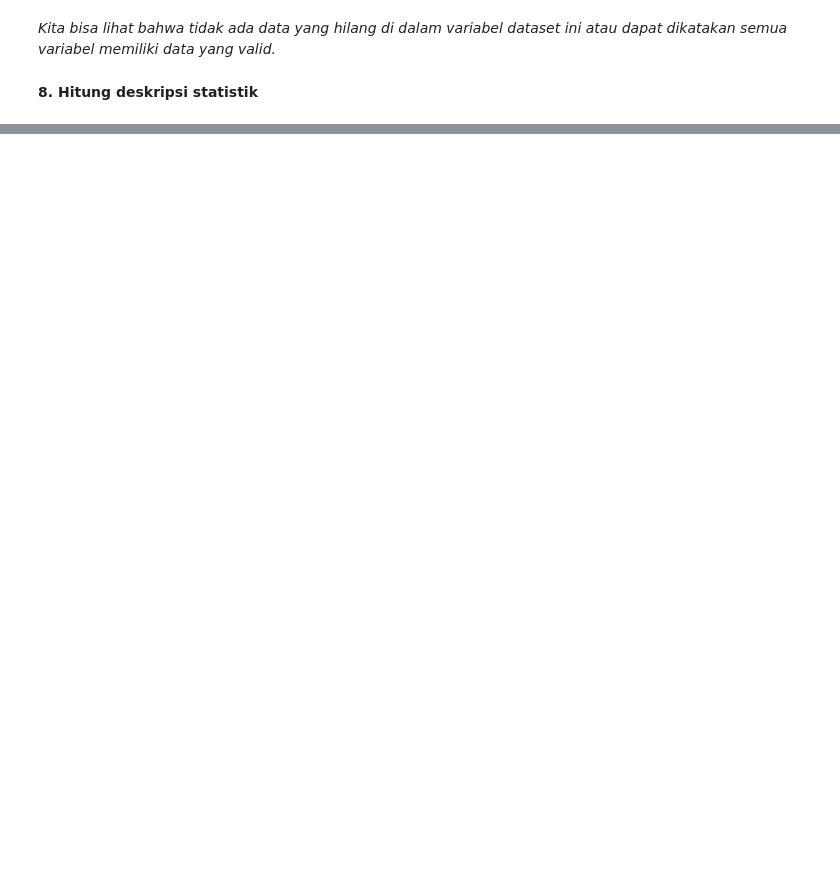
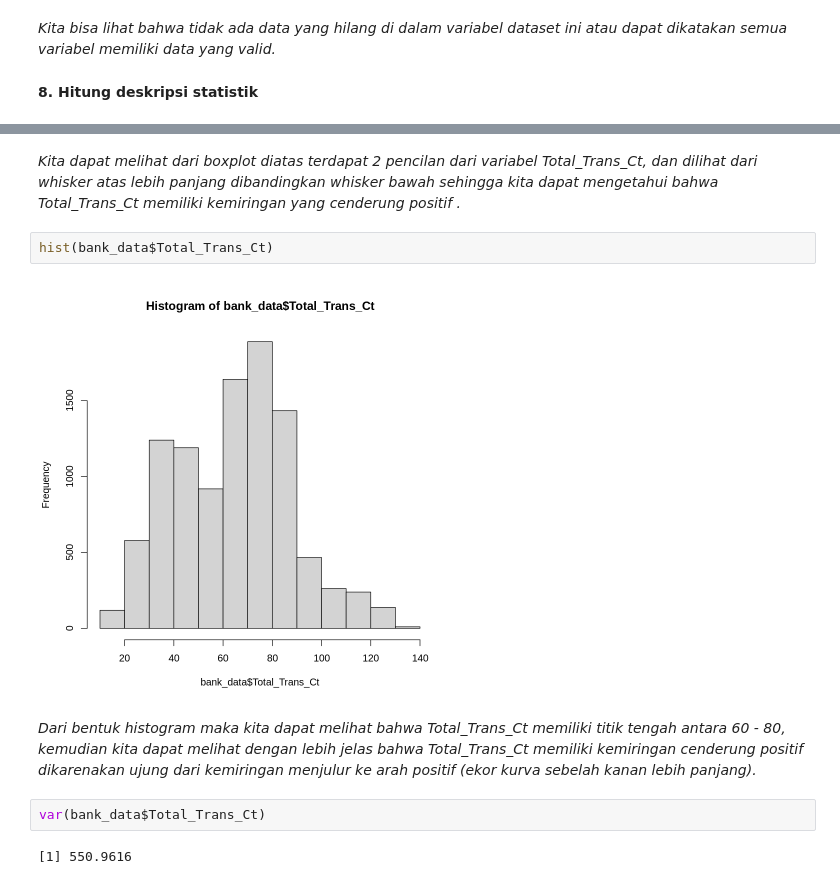
Before and after one commit to dioapw/TUBES_STATISTIKA_DATA, a Jupyter notebook: TUBES_STATISTIKA.ipynb, the cells around one changed output, grey strips where cells are left out. Drawn from its saved outputs; the diff is of its cells as text; blank space fills up the shorter version.

```diff
--- a/TUBES_STATISTIKA.ipynb
+++ b/TUBES_STATISTIKA.ipynb
@@ -205,0 +159,12 @@ A data.frame: 6 × 23
+# %% [markdown]
+*Kita dapat melihat dari boxplot diatas terdapat 2 pencilan dari variabel Total_Trans_Ct, dan dilihat dari whisker atas lebih panjang dibandingkan whisker bawah sehingga kita dapat mengetahui bahwa Total_Trans_Ct memiliki kemiringan yang cenderung positif .*
+# %%
+hist(bank_data$Total_Trans_Ct)
+# %% [output]
+[figure, added]
+# %% [markdown]
+*Dari bentuk histogram maka kita dapat melihat bahwa Total_Trans_Ct memiliki titik tengah antara 60 - 80, kemudian kita dapat melihat dengan lebih jelas bahwa Total_Trans_Ct memiliki kemiringan cenderung positif dikarenakan ujung dari kemiringan menjulur ke arah positif (ekor kurva sebelah kanan lebih panjang).*
+# %%
+var(bank_data$Total_Trans_Ct)
+# %% [output]
+[1] 550.9616
```
Also changed, not shown: parts of 37 cells of this notebook.
